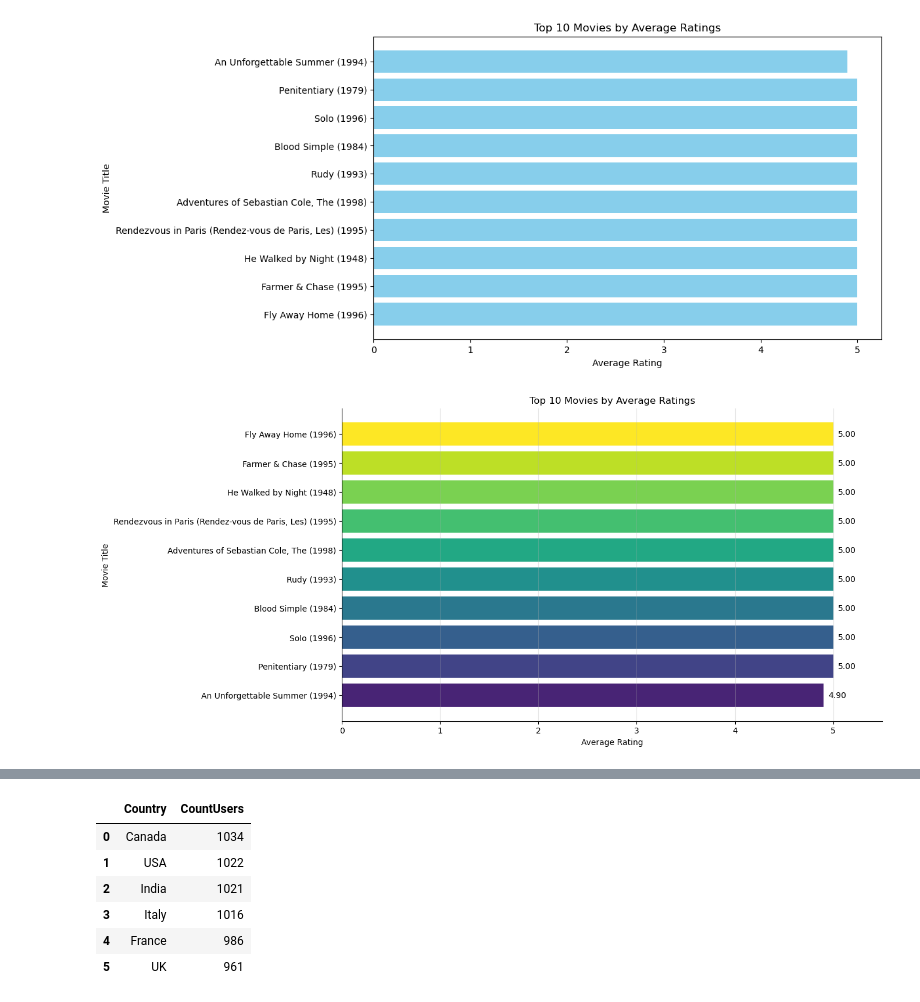
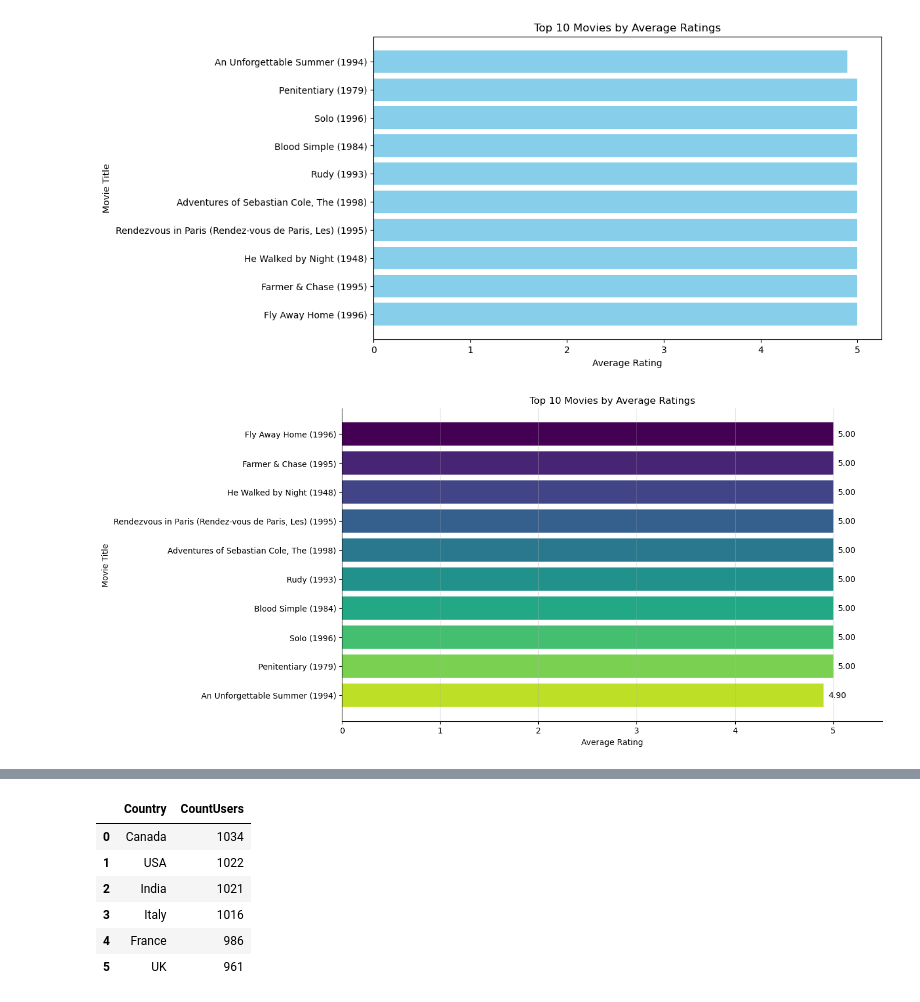
Before and after one commit to alsemenova/streamflix-analytics, a Jupyter notebook: python_scripts/Visualisation Requests by Client.ipynb, the cells around one changed output, grey strips where cells are left out. Saved outputs shown, nothing was run; the diff lists cells and outputs as text; code cells hidden in the pictures.

```diff
--- a/python_scripts/Visualisation Requests by Client.ipynb
+++ b/python_scripts/Visualisation Requests by Client.ipynb
@@ -58,23 +58,24 @@ plt.show()
 [figure]
 # %%
 plt.figure(figsize=(12, 7))
-colors = plt.cm.viridis_r([i/10 for i in range(len(queryAVG))])
+colors = plt.cm.viridis([i/10 for i in range(len(queryAVG))])
 plt.barh(queryAVG['Title'], queryAVG['AvgRating'], color=colors)
 
 for i, v in enumerate(queryAVG['AvgRating']):
     plt.text(v + 0.05, i, f'{v:.2f}', va='center')
 
 plt.xlabel('Average Rating')
 plt.ylabel('Movie Title')
 plt.title('Top 10 Movies by Average Ratings')
 plt.gca().invert_yaxis()
 plt.gca().spines['top'].set_visible(False)
 plt.gca().spines['right'].set_visible(False)
 plt.grid(axis='x', alpha=0.3)
 plt.xlim(0, 5.5)
+plt.savefig('top10_movies_avg_rating.png', dpi=300, bbox_inches='tight')
 plt.show()
 # %% [output]
-[figure, old version]
+[figure, new version]
 # %%
 ## User Distribution by Age Group
 queryAge = pd.read_sql_query('''
```
Also changed, not shown: parts of 10 cells of this notebook, 4 other files.
